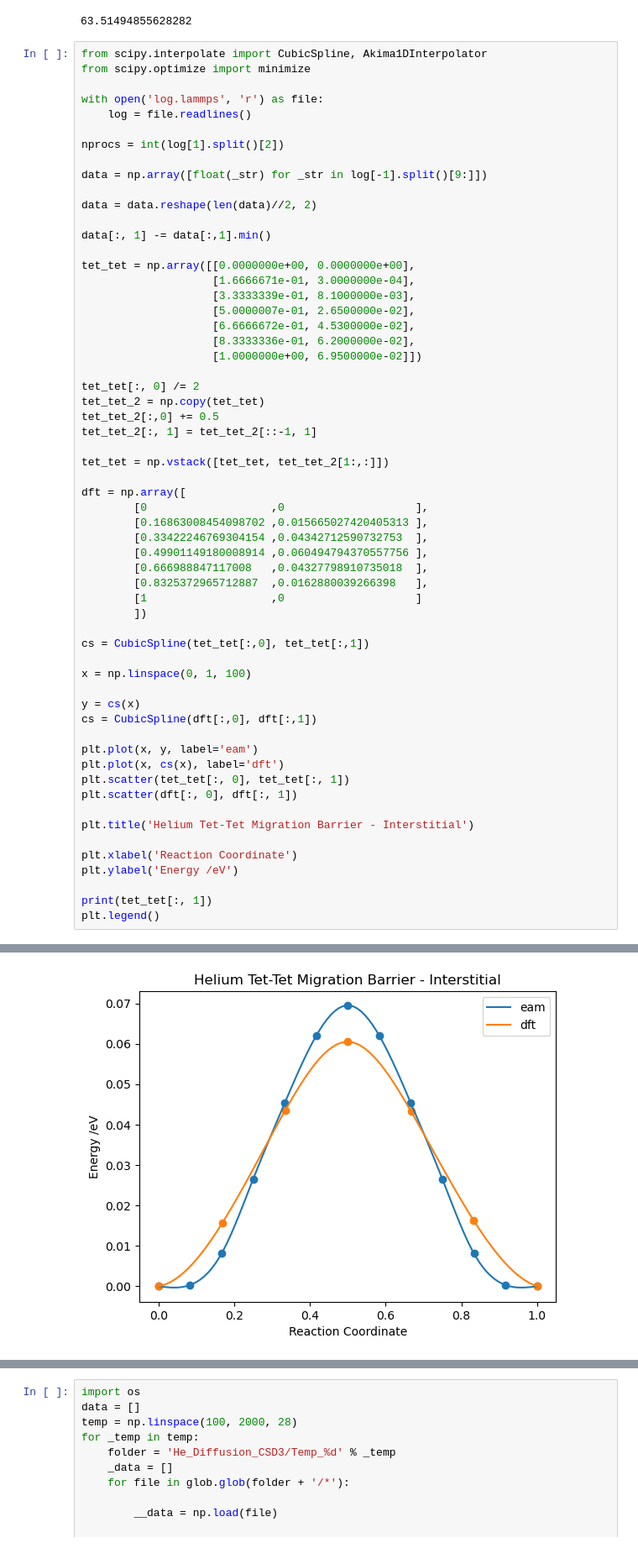
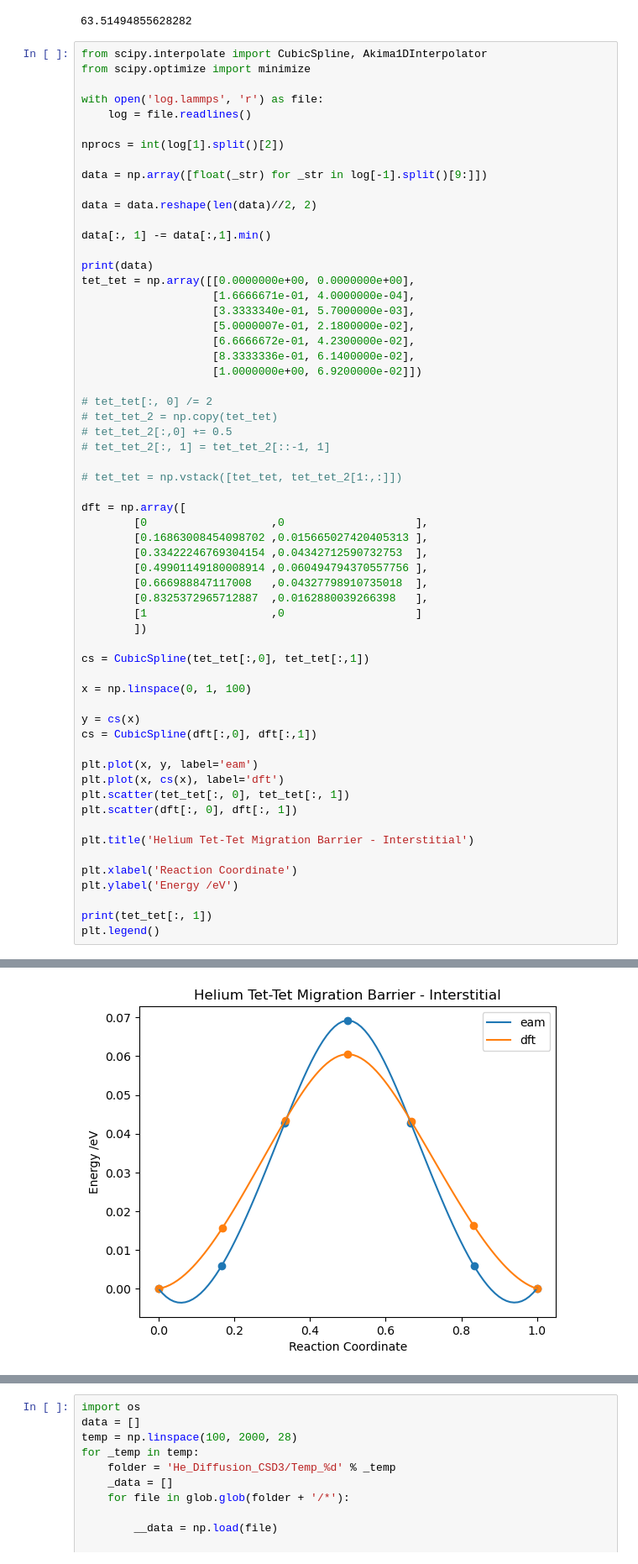
Before and after one commit to Samanyu-T/Lammps_MD, a Jupyter notebook: Jupyter_Notebooks/Workbook.ipynb, the cells around one changed output, grey strips where cells are left out. Shown at 84% size. Saved outputs shown, nothing was run; the diff lists cells and outputs as text.

```diff
--- a/Jupyter_Notebooks/Workbook.ipynb
+++ b/Jupyter_Notebooks/Workbook.ipynb
@@ -820,20 +816,21 @@ data = data.reshape(len(data)//2, 2)
 
 data[:, 1] -= data[:,1].min()
 
+print(data)
 tet_tet = np.array([[0.0000000e+00, 0.0000000e+00],
-                    [1.6666671e-01, 3.0000000e-04],
-                    [3.3333339e-01, 8.1000000e-03],
-                    [5.0000007e-01, 2.6500000e-02],
-                    [6.6666672e-01, 4.5300000e-02],
-                    [8.3333336e-01, 6.2000000e-02],
-                    [1.0000000e+00, 6.9500000e-02]])
+                    [1.6666671e-01, 4.0000000e-04],
+                    [3.3333340e-01, 5.7000000e-03],
+                    [5.0000007e-01, 2.1800000e-02],
+                    [6.6666672e-01, 4.2300000e-02],
+                    [8.3333336e-01, 6.1400000e-02],
+                    [1.0000000e+00, 6.9200000e-02]])
 
-tet_tet[:, 0] /= 2
-tet_tet_2 = np.copy(tet_tet)
-tet_tet_2[:,0] += 0.5
-tet_tet_2[:, 1] = tet_tet_2[::-1, 1]
+# tet_tet[:, 0] /= 2
+# tet_tet_2 = np.copy(tet_tet)
+# tet_tet_2[:,0] += 0.5
+# tet_tet_2[:, 1] = tet_tet_2[::-1, 1]
 
-tet_tet = np.vstack([tet_tet, tet_tet_2[1:,:]])
+# tet_tet = np.vstack([tet_tet, tet_tet_2[1:,:]])
 
 dft = np.array([
         [0                   ,0                    ],
@@ -870,5 +873,5 @@ plt.legend()
 <matplotlib.legend.Legend at 0x...>
-[figure, old version]
+[figure, new version]
 # %%
 
 with open('log.lammps', 'r') as file:
```
Also changed, not shown: parts of 15 cells of this notebook, 4 other files.
